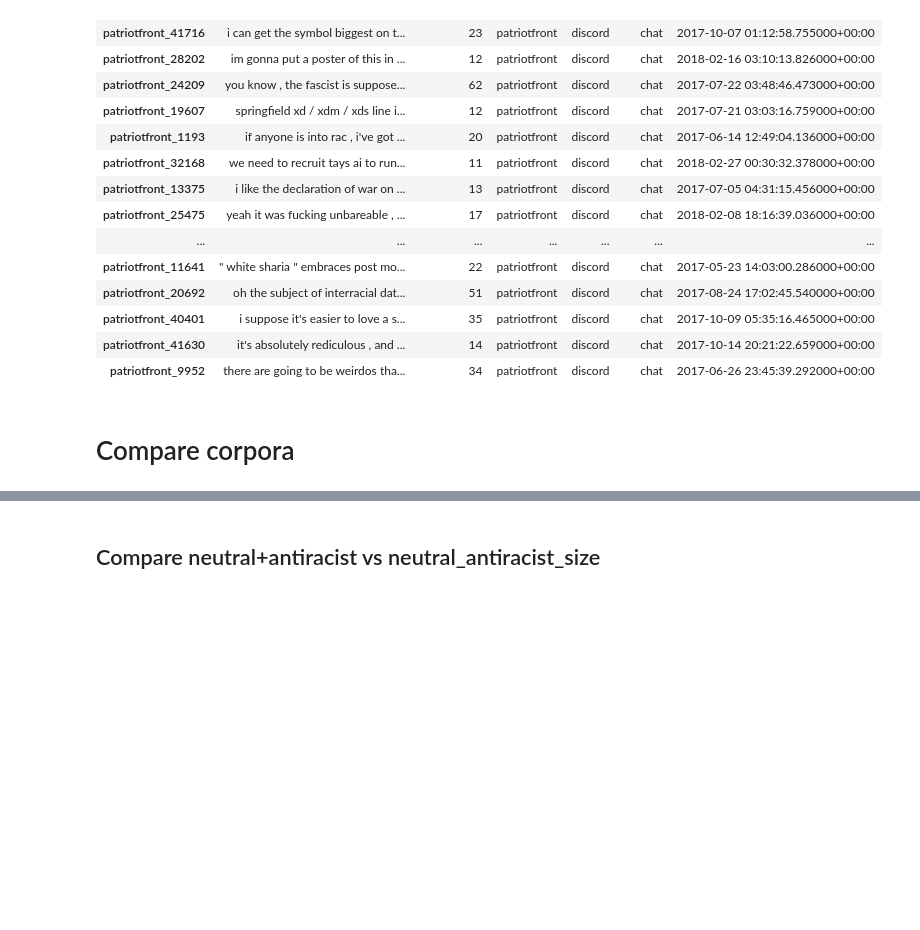
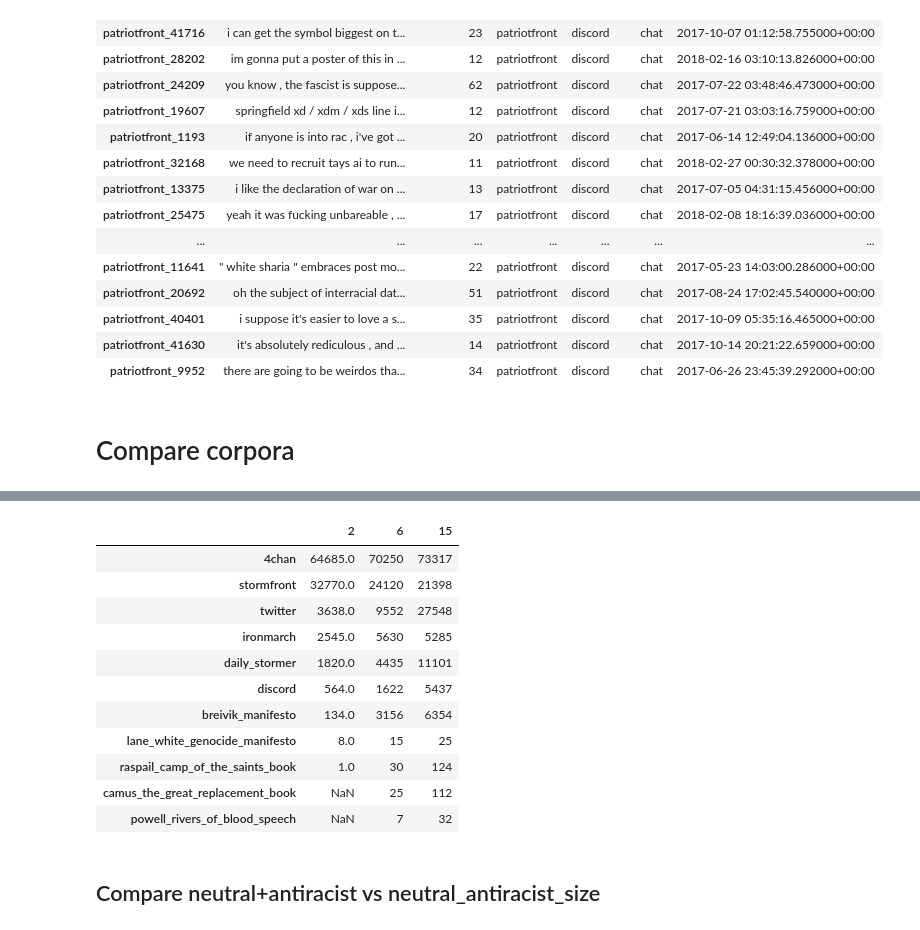
Before and after one commit to michaelmilleryoder/white_supremacist_lang, a Jupyter notebook: jupyter/corpus_stats.ipynb, the cells around one changed output, grey strips where cells are left out. Saved outputs shown, nothing was run; the diff lists cells and outputs as text; code cells hidden in the pictures; blank space fills up the shorter version.

Commit message:
looked into data questions

```diff
--- a/jupyter/corpus_stats.ipynb
+++ b/jupyter/corpus_stats.ipynb
@@ -688,0 +715,6 @@ data.loc[example_ids]
+# %%
+# Load 6topic
+path = '../tmp/white_supremacist_train_6topic_corpus.pkl'
+data_6topic = pd.read_pickle(path)
+data_6topic.info()
+data_6topic.source.value_counts()
@@ -688,0 +748,6 @@ data.loc[example_ids]
+# %%
+# Load 2topic
+path = '../tmp/white_supremacist_train_2topic_corpus.pkl'
+data_2topic = pd.read_pickle(path)
+data_2topic.info()
+data_2topic.source.value_counts()
@@ -688,0 +779,6 @@ data.loc[example_ids]
+# %%
+# Load 15topic
+path = '../tmp/white_supremacist_train_15topic_corpus.pkl'
+data_15topic = pd.read_pickle(path)
+data_15topic.info()
+data_15topic.source.value_counts()
@@ -689,3 +812,19 @@ data.loc[example_ids]
+# %%
+pd.concat([data_2topic.source.value_counts(), data_6topic.source.value_counts(),
+          data_15topic.source.value_counts()], axis=1, keys=[2, 6, 15])
+# %% [output]
+|  | 2 | 6 | 15 |
+| 4chan | 64685.0 | 70250 | 73317 |
+| stormfront | 32770.0 | 24120 | 21398 |
+| twitter | 3638.0 | 9552 | 27548 |
+| ironmarch | 2545.0 | 5630 | 5285 |
+| daily_stormer | 1820.0 | 4435 | 11101 |
+| discord | 564.0 | 1622 | 5437 |
+| breivik_manifesto | 134.0 | 3156 | 6354 |
+| lane_white_genocide_manifesto | 8.0 | 15 | 25 |
+| raspail_camp_of_the_saints_book | 1.0 | 30 | 124 |
+| camus_the_great_replacement_book | NaN | 25 | 112 |
+| powell_rivers_of_blood_speech | NaN | 7 | 32 |
 # %% [markdown]
 ## Compare neutral+antiracist vs neutral_antiracist_size
 # %%
```
Also changed, not shown: parts of 12 cells of this notebook.
